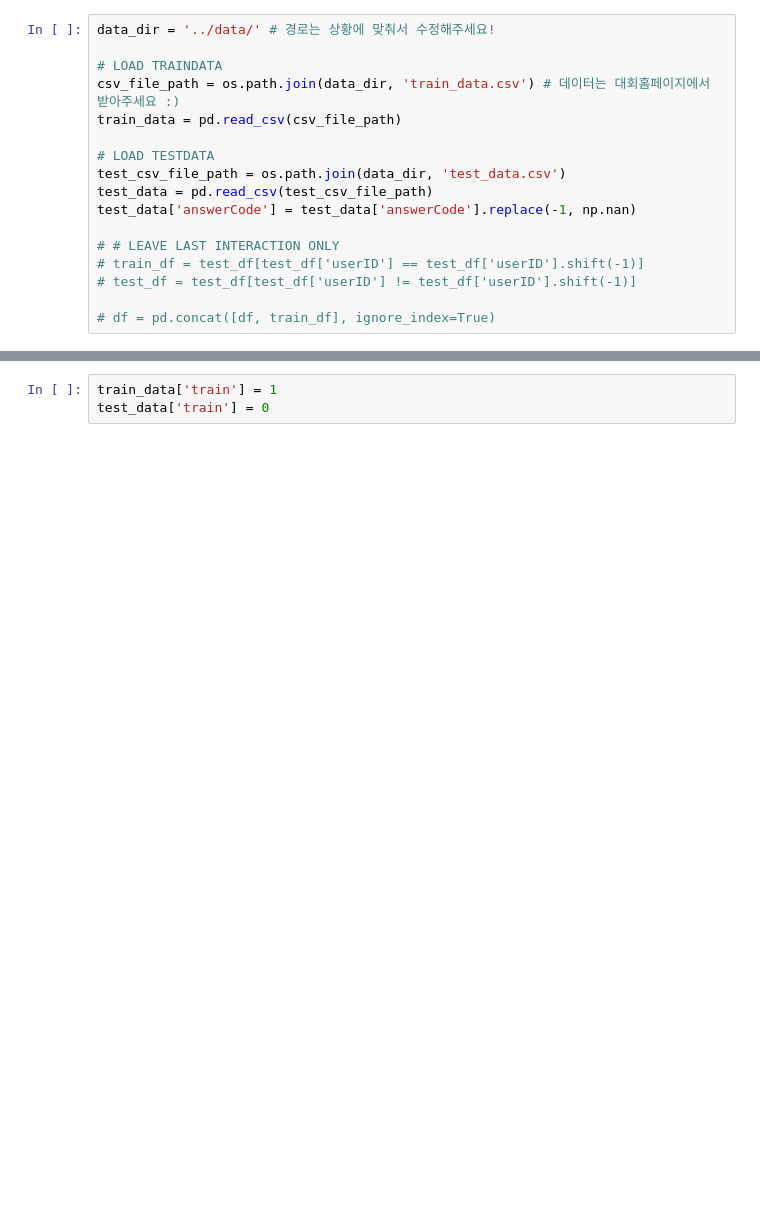
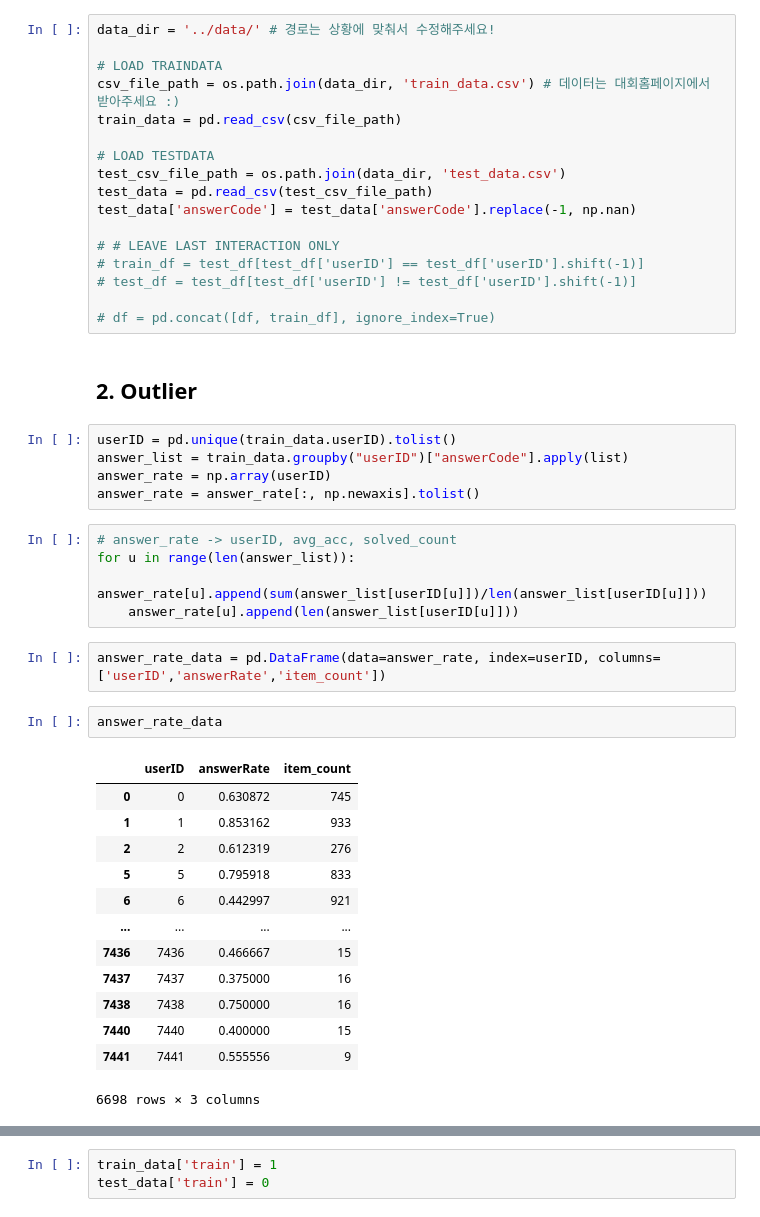
Before and after one commit to boostcampaitech4lv23recsys2/level2_dkt_recsys-level2-recsys-10, a Jupyter notebook: code/TFFE_mofified.ipynb, the cells around one changed output, grey strips where cells are left out. Cells and saved outputs as stored; diff of their text form; blank space fills up the shorter version.

```diff
--- a/code/TFFE_mofified.ipynb
+++ b/code/TFFE_mofified.ipynb
@@ -29,3 +29,33 @@ test_data['answerCode'] = test_data['answerCode'].replace(-1, np.nan)
 # test_df = test_df[test_df['userID'] != test_df['userID'].shift(-1)]
 
 # df = pd.concat([df, train_df], ignore_index=True)
+# %% [markdown]
+## 2. Outlier
+# %%
+userID = pd.unique(train_data.userID).tolist()
+answer_list = train_data.groupby("userID")["answerCode"].apply(list)
+answer_rate = np.array(userID)
+answer_rate = answer_rate[:, np.newaxis].tolist()
+# %%
+# answer_rate -> userID, avg_acc, solved_count
+for u in range(len(answer_list)):
+    answer_rate[u].append(sum(answer_list[userID[u]])/len(answer_list[userID[u]]))
+    answer_rate[u].append(len(answer_list[userID[u]]))
+# %%
+answer_rate_data = pd.DataFrame(data=answer_rate, index=userID, columns=['userID','answerRate','item_count'])
+# %%
+answer_rate_data
+# %% [output]
+|  | userID | answerRate | item_count |
+| 0 | 0 | 0.630872 | 745 |
+| 1 | 1 | 0.853162 | 933 |
+| 2 | 2 | 0.612319 | 276 |
+| 5 | 5 | 0.795918 | 833 |
+| 6 | 6 | 0.442997 | 921 |
+| ... | ... | ... | ... |
+| 7436 | 7436 | 0.466667 | 15 |
+| 7437 | 7437 | 0.375000 | 16 |
+| 7438 | 7438 | 0.750000 | 16 |
+| 7440 | 7440 | 0.400000 | 15 |
+| 7441 | 7441 | 0.555556 | 9 |
+6698 rows × 3 columns
```
Also changed, not shown: parts of 12 cells of this notebook.
